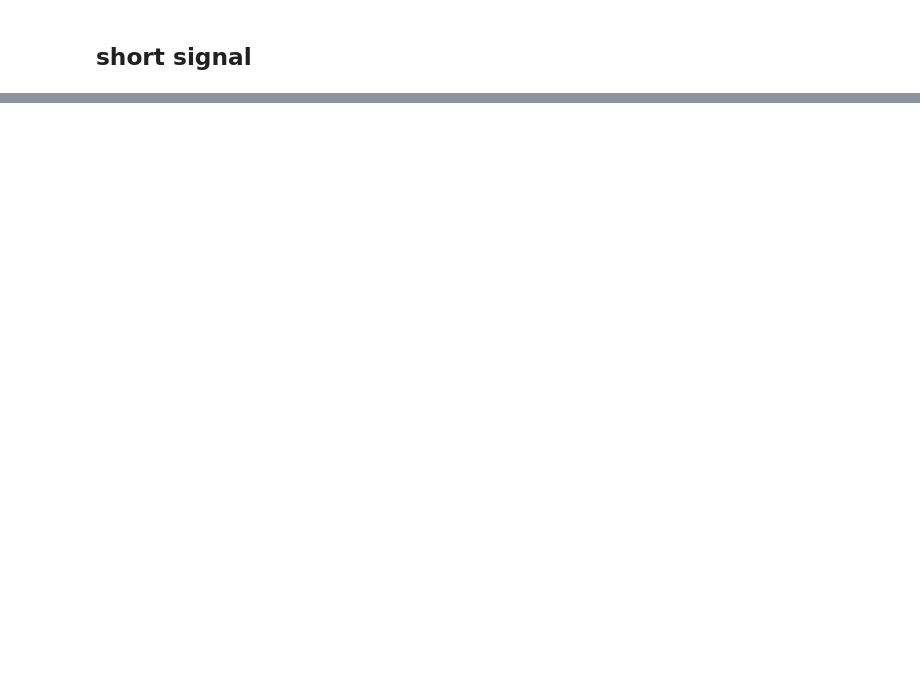
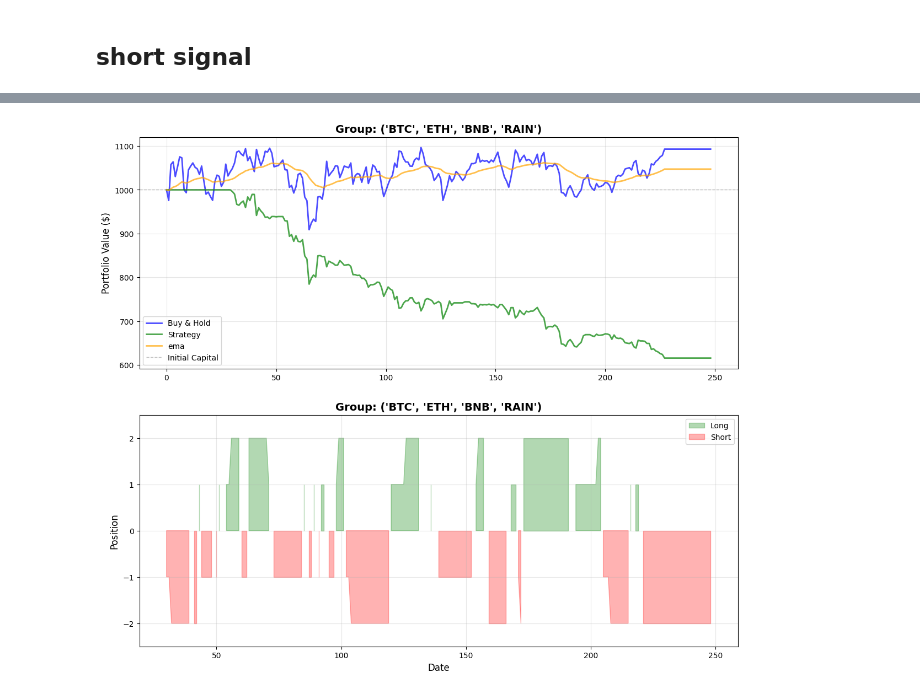
Before and after one commit to AminFiroozi/TA-HW4, a Jupyter notebook: HW4-401521471-AminFiroozi.ipynb, the cells around one changed output, grey strips where cells are left out. Drawn from its saved outputs; the diff is of its cells as text; code cells hidden in the pictures; blank space fills up the shorter version.

```diff
--- a/HW4-401521471-AminFiroozi.ipynb
+++ b/HW4-401521471-AminFiroozi.ipynb
@@ -526,6 +530,8 @@ for comb in top_5_combinations:
     spread_df = pd.DataFrame(index=dfs[group[0]].index)
     spread_df['Close'] = sum(dfs[ticker]['Close'] * weights[i] for i, ticker in enumerate(group))
     spread_df['Open']  = sum(dfs[ticker]['Open'] * weights[i] for i, ticker in enumerate(group))
+
+    spread_df['Return'] = spread_df['Close'].pct_change() * 100
 
     s_high, s_low = 0, 0
     for i, ticker in enumerate(group):
@@ -577,6 +584,96 @@ Latest STD: 0.9649
 ## short signal
 # %%
 for result in strategy_results:
-    result['short_signal1'] = np.where(df['High'] > df['ema'] + df['std'], 1, 0)
-    result['short_signal2'] = np.where(df['High'] > df['ema'] + 2 * df['std'], 1, 0)
+    # print(result['spread_df'])
+    df = result['spread_df']
+    result['spread_df']['short_signal1'] = np.where(df['High'] > df['ema'] + df['std'], 1, 0)
+    result['spread_df']['short_signal2'] = np.where(df['High'] > df['ema'] + 2 * df['std'], 1, 0)
+
+    result['spread_df']['long_signal1'] = np.where(df['Low'] < df['ema'] - df['std'], 1, 0)
+    result['spread_df']['long_signal2'] = np.where(df['Low'] < df['ema'] - 2 * df['std'], 1, 0)
+
+    result['spread_df']['above_ema'] = np.where(df['Close'] > df['ema'], 1, 0)
+    result['spread_df']['below_ema'] = np.where(df['Close'] < df['ema'], 1, 0)
+
+    result['spread_df']['ema_long_crossover'] = result['spread_df']['above_ema'].diff()
+    result['spread_df']['ema_short_crossover'] = result['spread_df']['below_ema'].diff()
+
+    result['spread_df']['short_crossover1'] = result['spread_df']['short_signal1'].diff()
+    result['spread_df']['short_crossover2'] = result['spread_df']['short_signal2'].diff()
+
+    result['spread_df']['long_crossover1'] = result['spread_df']['long_signal1'].diff()
+    result['spread_df']['long_crossover2'] = result['spread_df']['long_signal2'].diff()
+
+    current_position = 0
+    positions = np.zeros(len(df))
+
+    # Determine positions based on signals
+    for i in range(len(df)):
+        if result['spread_df']['short_crossover2'].iloc[i] == 1:
+            current_position = -2
+        elif result['spread_df']['short_crossover1'].iloc[i] == 1:
+            current_position = -1
+        if result['spread_df']['long_crossover2'].iloc[i] == 1:
+            current_position = +2
+        elif result['spread_df']['long_crossover1'].iloc[i] == 1:
+            current_position = +1
+        elif result['spread_df']['ema_long_crossover'].iloc[i] == 1:
+            if current_position > 0:
+                current_position = 0
+        elif result['spread_df']['ema_short_crossover'].iloc[i] == 1:
+            if current_position < 0:
+                current_position = 0
+
+        positions[i] = current_position
+
+    # columns_to_drop = ['short_crossover2', 'short_crossover1', 'long_crossover1', 'long_crossover2', 'short_signal1', 'short_signal2', 'long_signal1', 'long_signal2']
+    # result['spread_df'] = result['spread_df'].drop(columns_to_drop)
+
+    result['spread_df']['position'] = positions
+    result['spread_df']['strategy_return'] = positions * result['spread_df']['Return'] / 2
+    result['spread_df']['strategy_return'] = result['spread_df']['strategy_return'].fillna(0)
+
+    portfolio_values = np.zeros(len(df) + 1)
+    portfolio_values[0] = 1000
+
+    for i in range(len(df)):
+        portfolio_values[i + 1] = portfolio_values[i] * (1 + result['spread_df']['strategy_return'].iloc[i] / 100)
+
+    result['spread_df']['portfolio'] = portfolio_values[1:]
+
+    result['spread_df']['BNH'] = 1000 * (1 + result['spread_df']['Return'] / 100).cumprod()
+    result['spread_df'].loc[0, 'BNH'] = 1000
+
+
+
+    fig, axes = plt.subplots(2, 1, figsize=(14, 12))
+
+    ax1 = axes[0]
+    ax1.plot(df.index, df['BNH'],
+            label='Buy & Hold', linewidth=2, alpha=0.7, color='blue')
+    ax1.plot(df.index, df['portfolio'],
+            label='Strategy', linewidth=2, alpha=0.7, color='green')
+    ax1.plot(df.index, df['ema'] * (1000 / df['ema'].iloc[0]),
+            label='ema', linewidth=2, alpha=0.7, color='orange')
+    ax1.axhline(y=1000, color='gray', linestyle='--',
+                linewidth=1, alpha=0.5, label='Initial Capital')
+    ax1.set_ylabel('Portfolio Value ($)', fontsize=12)
+    ax1.set_title(f'Group: {result["group"]}', fontsize=14, fontweight='bold')
+    ax1.legend(loc='best', fontsize=10)
+    ax1.grid(True, alpha=0.3)
+
+    ax3 = axes[1]
+    ax3.fill_between(df.index, 0, df['position'],
+                    where=(df['position'] > 0), alpha=0.3, color='green', label='Long')
+    ax3.fill_between(df.index, 0, df['position'],
+                    where=(df['position'] < 0), alpha=0.3, color='red', label='Short')
+    ax3.set_ylabel('Position', fontsize=12)
+    ax3.set_xlabel('Date', fontsize=12)
+    ax3.set_title(f'Group: {result["group"]}', fontsize=14, fontweight='bold')
+    ax3.set_ylim([-2.5, 2.5])
+    ax3.legend(loc='best', fontsize=10)
+    ax3.grid(True, alpha=0.3)
+
+
+strategy_results[0]['spread_df'].head(100).tail(20)
 # %% [output]
@@ -595,0 +698 @@ for result in strategy_results:
+[figure, added]
```
Also changed, not shown: parts of 6 cells of this notebook.
